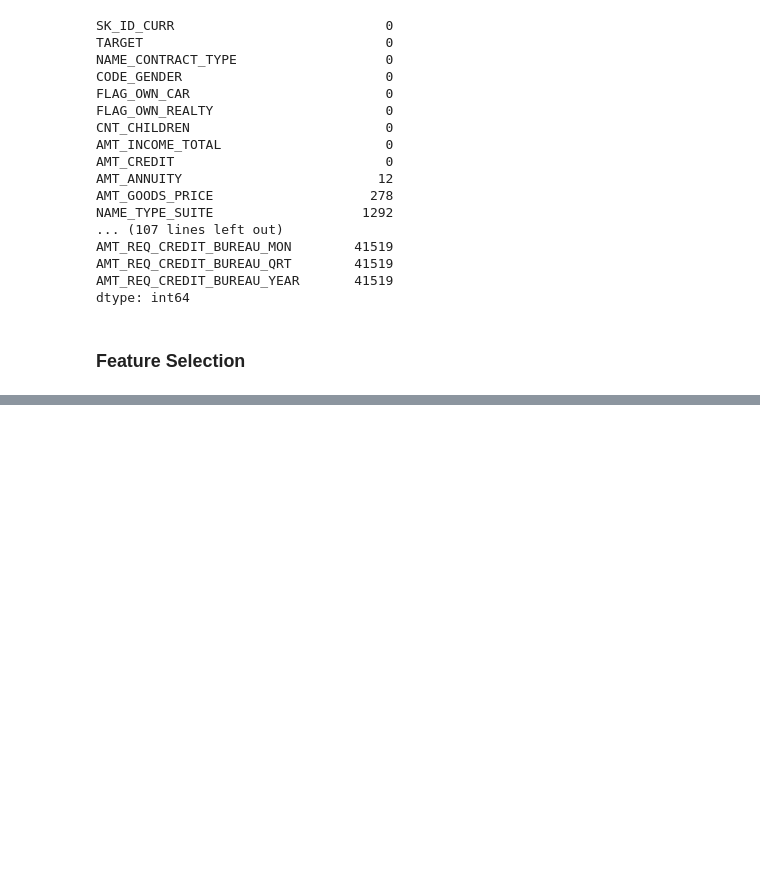
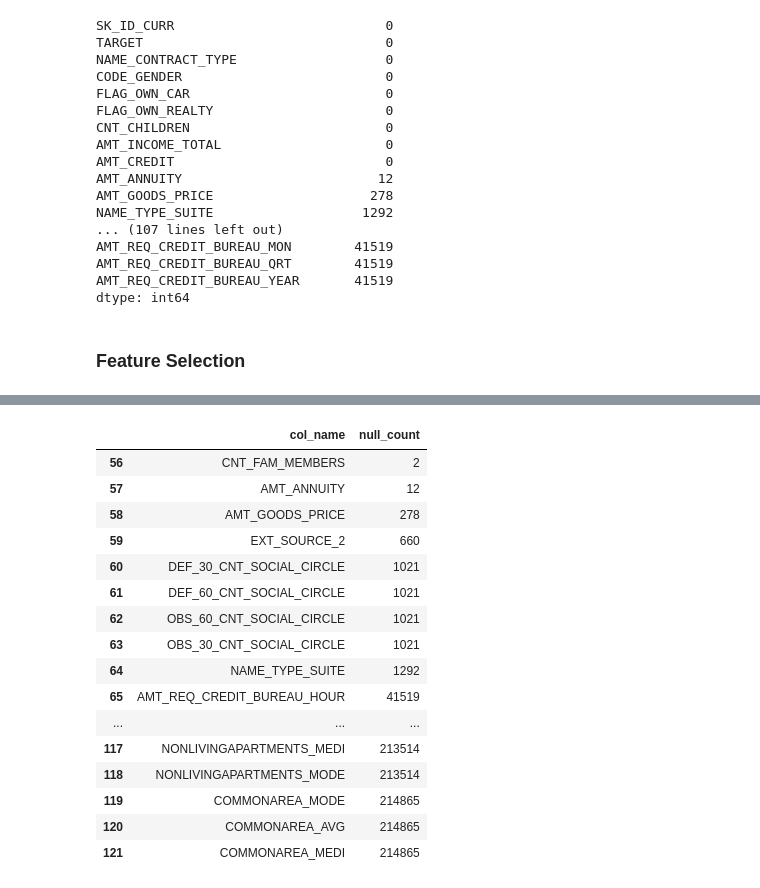
Before and after one commit to jin-raii/netflix-clone, a Jupyter notebook: notebook349a4453cc.ipynb, the cells around one changed output, grey strips where cells are left out. Drawn from its saved outputs; the diff is of its cells as text; code cells hidden in the pictures; blank space fills up the shorter version.

```diff
--- a/notebook349a4453cc.ipynb
+++ b/notebook349a4453cc.ipynb
@@ -84,0 +98,22 @@ dtype: int64
+# %%
+missing_col = pd.DataFrame(df.isnull().sum().sort_values()).reset_index()
+missing_col = missing_col.rename(columns={'index':'col_name',0:'null_count'})
+missing_col.loc[missing_col['null_count']> 1]
+# %% [output]
+|  | col_name | null_count |
+| 56 | CNT_FAM_MEMBERS | 2 |
+| 57 | AMT_ANNUITY | 12 |
+| 58 | AMT_GOODS_PRICE | 278 |
+| 59 | EXT_SOURCE_2 | 660 |
+| 60 | DEF_30_CNT_SOCIAL_CIRCLE | 1021 |
+| 61 | DEF_60_CNT_SOCIAL_CIRCLE | 1021 |
+| 62 | OBS_60_CNT_SOCIAL_CIRCLE | 1021 |
+| 63 | OBS_30_CNT_SOCIAL_CIRCLE | 1021 |
+| 64 | NAME_TYPE_SUITE | 1292 |
+| 65 | AMT_REQ_CREDIT_BUREAU_HOUR | 41519 |
+| ... | ... | ... |
+| 117 | NONLIVINGAPARTMENTS_MEDI | 213514 |
+| 118 | NONLIVINGAPARTMENTS_MODE | 213514 |
+| 119 | COMMONAREA_MODE | 214865 |
+| 120 | COMMONAREA_AVG | 214865 |
+| 121 | COMMONAREA_MEDI | 214865 |
```
Also changed, not shown: parts of 1 cell of this notebook.
